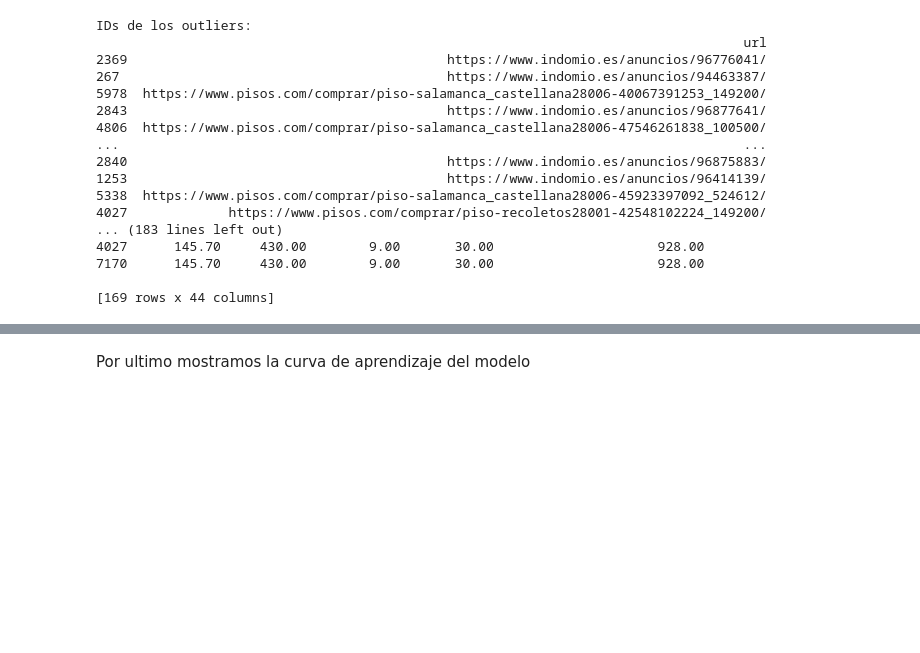
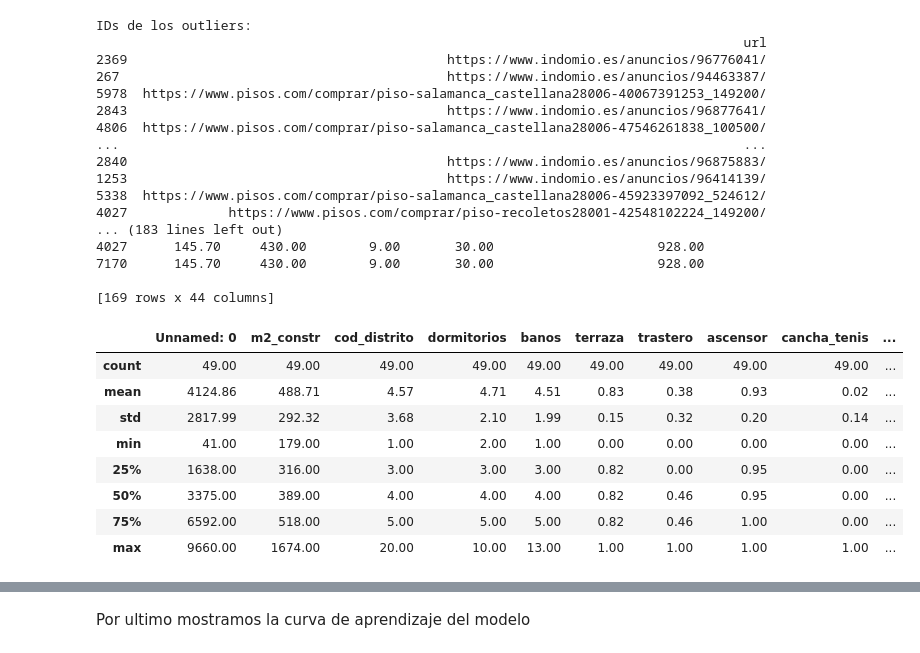
Before and after one commit to avaquerocastro/precios-de-vivienda-madrid, a Jupyter notebook: codigo/04-modelos/modelo-baseline/Modelo_Baseline.ipynb, the cells around one changed output, grey strips where cells are left out. Drawn from its saved outputs; the diff is of its cells as text; code cells hidden in the pictures; blank space fills up the shorter version.

```diff
--- a/codigo/04-modelos/modelo-baseline/Modelo_Baseline.ipynb
+++ b/codigo/04-modelos/modelo-baseline/Modelo_Baseline.ipynb
@@ -706,3 +703,15 @@ IDs de los outliers:
 7170      145.70     430.00        9.00       30.00                     928.00
 
 [169 rows x 44 columns]
+# %%
+outliers_X.describe()
+# %% [output]
+|  | Unnamed: 0 | m2_constr | cod_distrito | dormitorios | banos | terraza | trastero | ascensor | cancha_tenis | ... |
+| count | 49.00 | 49.00 | 49.00 | 49.00 | 49.00 | 49.00 | 49.00 | 49.00 | 49.00 | ... |
+| mean | 4124.86 | 488.71 | 4.57 | 4.71 | 4.51 | 0.83 | 0.38 | 0.93 | 0.02 | ... |
+| std | 2817.99 | 292.32 | 3.68 | 2.10 | 1.99 | 0.15 | 0.32 | 0.20 | 0.14 | ... |
+| min | 41.00 | 179.00 | 1.00 | 2.00 | 1.00 | 0.00 | 0.00 | 0.00 | 0.00 | ... |
+| 25% | 1638.00 | 316.00 | 3.00 | 3.00 | 3.00 | 0.82 | 0.00 | 0.95 | 0.00 | ... |
+| 50% | 3375.00 | 389.00 | 4.00 | 4.00 | 4.00 | 0.82 | 0.46 | 0.95 | 0.00 | ... |
+| 75% | 6592.00 | 518.00 | 5.00 | 5.00 | 5.00 | 0.82 | 0.46 | 1.00 | 0.00 | ... |
+| max | 9660.00 | 1674.00 | 20.00 | 10.00 | 13.00 | 1.00 | 1.00 | 1.00 | 1.00 | ... |
```
Also changed, not shown: parts of 26 cells of this notebook, 12 other files.
